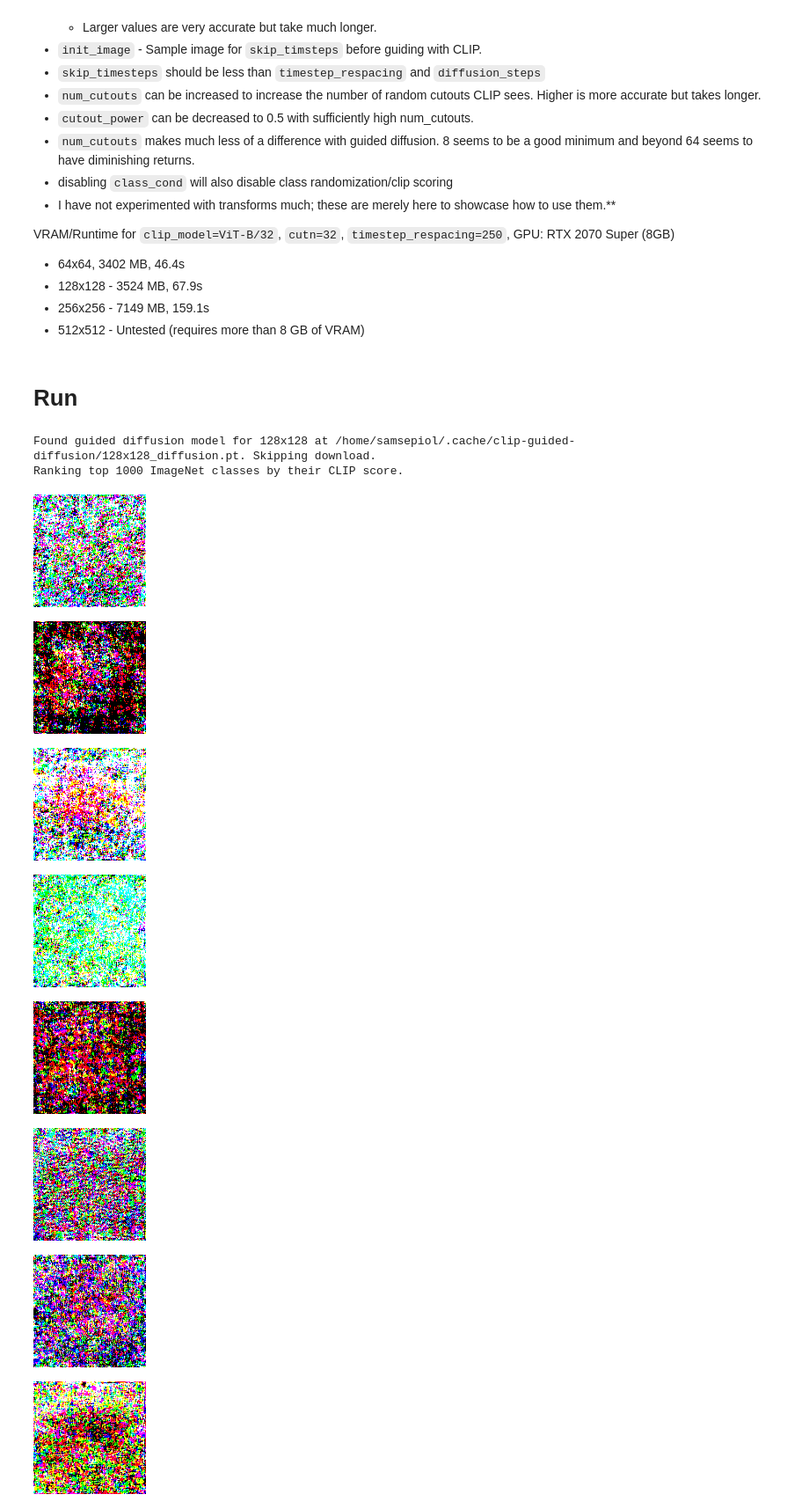
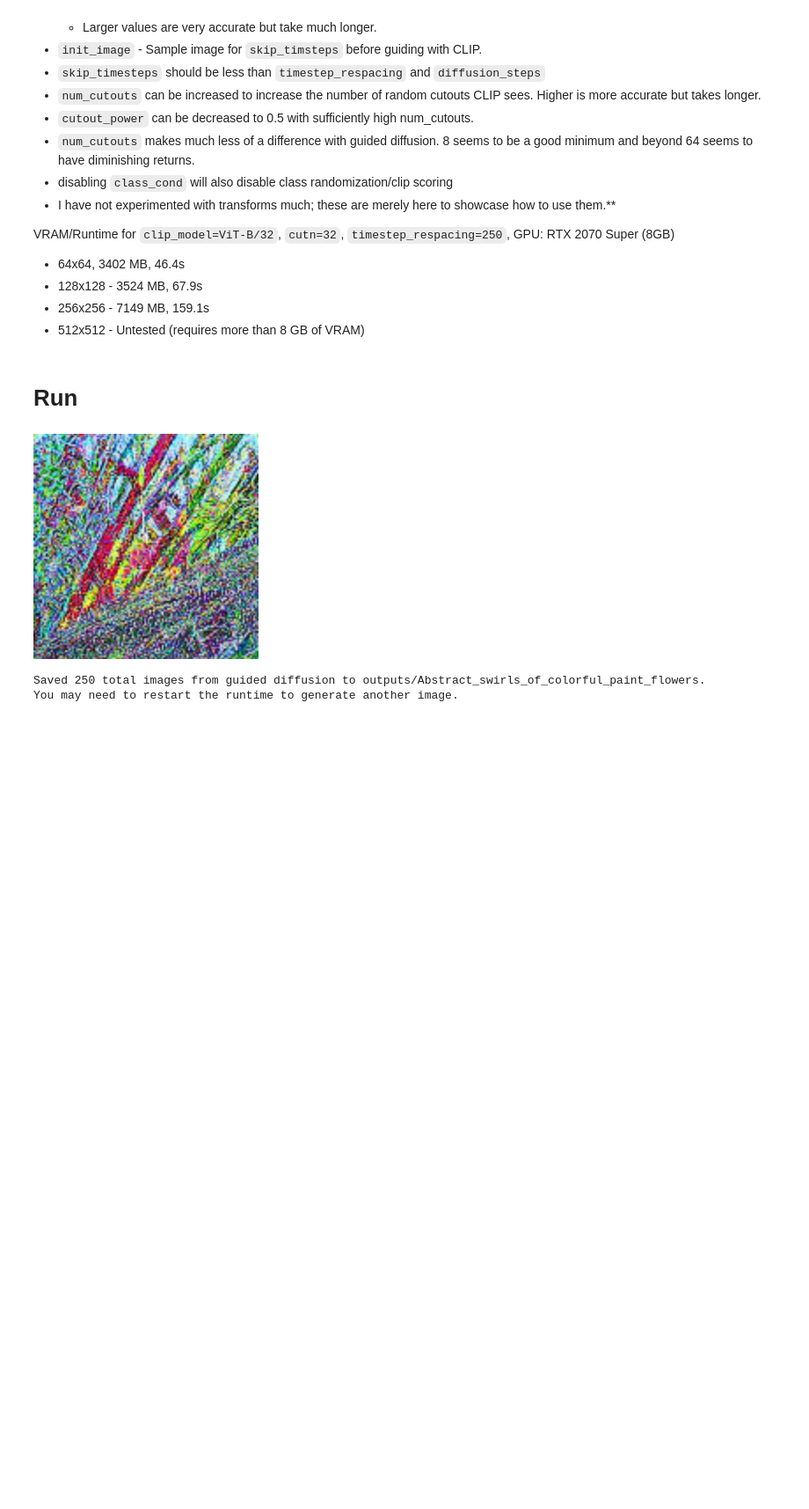
Before and after one commit to afiaka87/clip-guided-diffusion, a Jupyter notebook: cgd.ipynb, the cells around one changed output. Shown at 88% size. Saved outputs shown, nothing was run; the diff lists cells and outputs as text; code cells hidden in the pictures; blank space fills up the shorter version.

Commit message:
Fix image saving/logging

```diff
--- a/cgd.ipynb
+++ b/cgd.ipynb
@@ -113,7 +113,7 @@ class_score = False #@param{type: "boolean"}
 top_n = 1000
 
 #@markdown Output
-save_frequency = 1 #@param{type: "number"}
+save_frequency = 5 #@param{type: "number"}
 
 # probably don't touch
 batch_size = 1
@@ -137,13 +137,14 @@ import os
 from pathlib import Path
 from IPython import display as ipy_display
 import torch as th
-
-
 import cgd_util
 from cgd import clip_guided_diffusion
-clear_scrollback = False # @param {type:"boolean"}
+
+clear_scrollback = True # @param {type:"boolean"}
+display_width = 256 if image_size < 512 else 512
 
 # convert Path arg to Path object
+
 prefix_path = Path('./outputs')
 prefix_path.mkdir(exist_ok=True)
 
@@ -181,43 +182,36 @@ cgd_samples, _, diffusion = clip_guided_diffusion(
 )
 
 # Remove non-alphanumeric and white space characters from prompt and prompt_min for directory name
 outputs_path = cgd_util.txt_to_dir(base_path=prefix_path, txt=prompt, txt_min=prompt_min)
 outputs_path.mkdir(exist_ok=True)
 
 # Do the run
 all_images = []
 try:
     current_timestep = diffusion.num_timesteps - 1
     for step, sample in enumerate(cgd_samples):
         current_timestep -= 1
         if step % save_frequency == 0 or current_timestep == -1:
             if clear_scrollback:
                 ipy_display.clear_output(wait=True)
             for j, image in enumerate(sample["pred_xstart"]):
-                pil_image = cgd_util.log_image(image, prefix_path, step, j)
-                ipy_display.display(ipy_display.Image(pil_image))
-                all_images.append(pil_image)
+                image_path = cgd_util.log_image(image, prefix_path, step, j)
+                ipy_display.display(ipy_display.Image(image_path, width=display_width, height=display_width))
+                all_images.append(image_path)
 except RuntimeError as runtime_ex:
     if "CUDA out of memory" in str(runtime_ex):
         print(f"CUDA OOM error occurred.")
         print(f"Try lowering --image_size/-size, --batch_size/-bs, --num_cutouts/-cutn")
         print(f"--clip_model/-clip (currently {clip_model_name}) can have a large impact on VRAM usage.")
         print(f"'RN50' will use the least VRAM. 'ViT-B/32' the second least and is good for its memory/runtime constraints.")
         # Seems to be a memory leak specific to ipython/jupyter/pytorch
         # If you're rerunning this cell, you may need to restart the runtime.
     else:
         raise runtime_ex
 
 print(f"Saved {len(all_images)} total images from guided diffusion to {outputs_path}.")
 print(f'You may need to restart the runtime to generate another image.')
 # %% [output]
+[figure, new version]
-Found guided diffusion model for 128x128 at /home/samsepiol/.cache/clip-guided-diffusion/128x128_diffusion.pt. Skipping download.
-Ranking top 1000 ImageNet classes by their CLIP score.
+Saved 250 total images from guided diffusion to outputs/Abstract_swirls_of_colorful_paint_flowers.
+You may need to restart the runtime to generate another image.
-[figure, old version]
-[figure, removed]
-[figure, removed]
-[figure, removed]
-[figure, removed]
-[figure, removed]
-[figure, removed]
-[figure, removed]
```
Also changed, not shown: parts of 1 cell of this notebook, 2 other files.
